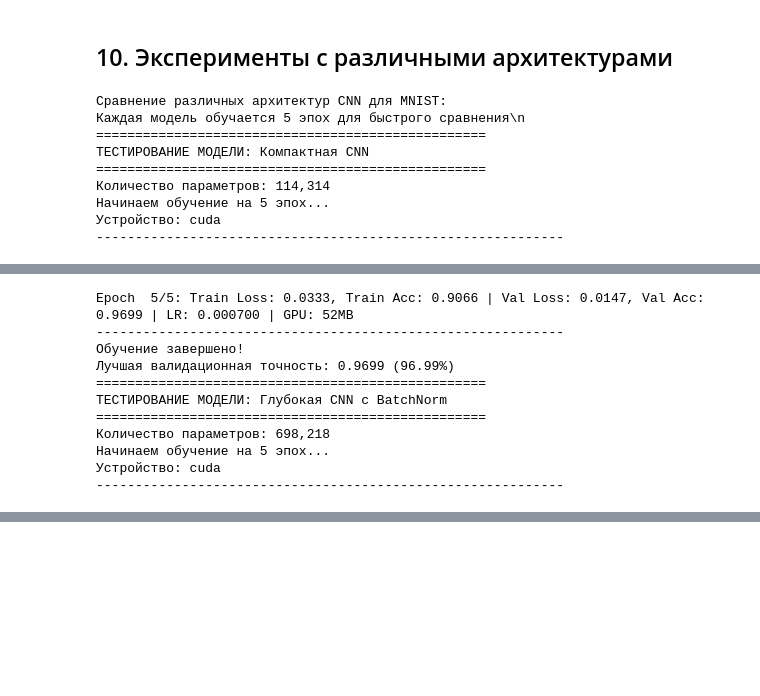
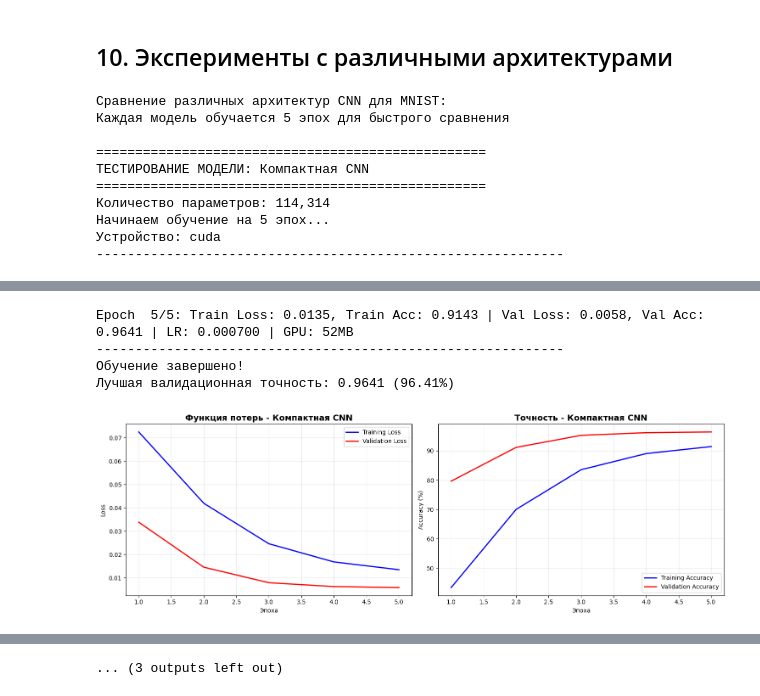
Before and after one commit to MrMaxbmb/VK_DeepLearning, a Jupyter notebook: NN_HW3_2025.ipynb, the cells around one changed output, grey strips where cells are left out. Saved outputs shown, nothing was run; the diff lists cells and outputs as text; code cells hidden in the pictures; blank space fills up the shorter version.

```diff
--- a/NN_HW3_2025.ipynb
+++ b/NN_HW3_2025.ipynb
@@ -790,14 +869,14 @@ class DeepCNN(nn.Module):
         self.fc3 = nn.Linear(128, 10)
 
     def forward(self, x):
-        x = F.relu(self.bn1(self.conv1(x)))
-        x = self.pool(F.relu(self.bn2(self.conv2(x))))
+        x = F.relu(self.bn1(self.conv1(x)))  # 28
+        x = self.pool(F.relu(self.bn2(self.conv2(x))))  # 14
 
-        x = F.relu(self.bn3(self.conv3(x)))
-        x = self.pool(F.relu(self.bn4(self.conv4(x))))
+        x = F.relu(self.bn3(self.conv3(x)))  # 14
+        x = self.pool(F.relu(self.bn4(self.conv4(x))))  # 7
 
-        x = F.relu(self.bn5(self.conv5(x)))
-        x = self.adaptive_pool(x)
+        x = F.relu(self.bn5(self.conv5(x)))  # 14
+        x = self.adaptive_pool(x)  # 4
 
         x = x.view(x.size(0), -1)
         x = self.dropout(F.relu(self.fc1(x)))
@@ -807,7 +886,7 @@ class DeepCNN(nn.Module):
 
 # для быстрого тестирования модели
 def test_model(model_class, model_name, epochs=5):
-    """Быстрое тестирование модели на нескольких эпохах"""
+    """Быстрое тестирование модели на нескольких эпохах с построением графиков"""
     print(f"{'='*50}")
     print(f"ТЕСТИРОВАНИЕ МОДЕЛИ: {model_name}")
     print(f"{'='*50}")
@@ -837,11 +916,36 @@ def test_model(model_class, model_name, epochs=5):
     best_val_acc = max(test_history['val_acc'])
     print(f"Лучшая валидационная точность: {best_val_acc:.4f} ({best_val_acc*100:.2f}%)")
 
+    # Построение графиков обучения
+    fig, axes = plt.subplots(1, 2, figsize=(15, 5))
+
+    # График функции потерь
+    epochs_range = range(1, len(test_history['train_loss']) + 1)
+    axes[0].plot(epochs_range, test_history['train_loss'], 'b-', label='Training Loss', linewidth=2)
+    axes[0].plot(epochs_range, test_history['val_loss'], 'r-', label='Validation Loss', linewidth=2)
+    axes[0].set_title(f'Функция потерь - {model_name}', fontsize=14, fontweight='bold')
+    axes[0].set_xlabel('Эпоха')
+    axes[0].set_ylabel('Loss')
+    axes[0].legend()
+    axes[0].grid(True, alpha=0.3)
+
+    # График точности
+    axes[1].plot(epochs_range, [acc*100 for acc in test_history['train_acc']], 'b-', label='Training Accuracy', linewidth=2)
+    axes[1].plot(epochs_range, [acc*100 for acc in test_history['val_acc']], 'r-', label='Validation Accuracy', linewidth=2)
+    axes[1].set_title(f'Точность - {model_name}', fontsize=14, fontweight='bold')
+    axes[1].set_xlabel('Эпоха')
+    axes[1].set_ylabel('Accuracy (%)')
+    axes[1].legend()
+    axes[1].grid(True, alpha=0.3)
+
+    plt.tight_layout()
+    plt.show()
+
     return test_model, test_history, best_val_acc
 
 # Тестирование различных архитектур
 print("Сравнение различных архитектур CNN для MNIST:")
-print("Каждая модель обучается 5 эпох для быстрого сравнения\\n")
+print("Каждая модель обучается 5 эпох для быстрого сравнения\n")
 
 results = []
 
@@ -857,7 +961,7 @@ results.append(("Глубокая CNN", count_parameters(deep_model), deep_acc))
 main_acc_at_5 = history['val_acc'][4] if len(history['val_acc']) >= 5 else max(history['val_acc'])
 results.append(("Основная CNN", count_parameters(model), main_acc_at_5))
 
-print(f"\\n{'='*80}")
+print(f"\n{'='*80}")
 print("СРАВНЕНИЕ АРХИТЕКТУР (после 5 эпох):")
 print(f"{'='*80}")
 print(f"{'Модель':<25} {'Параметры':<15} {'Точность':<15} {'Сравнение с бейзлайном':<25}")
@@ -865,13 +969,27 @@ print("-" * 80)
 
 for name, params, acc in sorted(results, key=lambda x: x[2], reverse=True):
     comparison = f"+{(acc - 0.9747)*100:.2f}%" if acc > 0.9747 else f"{(acc - 0.9747)*100:.2f}%"
-    print(f"{name:<25} {params:<15,} {acc*100:<14.2f}% {comparison:<25}")
+    print(f"{name:<25} {params:<15,} {acc:<15.4f} {comparison:<25}")
 
-print("-" * 52)
-print(f"Бейзлайн: 97.47%")
+print("-" * 80)
+
+# Сохранение результатов для дальнейшего анализа
+experiment_results = {
+    'models': [
+        {'name': 'Компактная CNN', 'params': count_parameters(compact_model), 'accuracy': compact_acc, 'history': compact_history},
+        {'name': 'Глубокая CNN', 'params': count_parameters(deep_model), 'accuracy': deep_acc, 'history': deep_history},
+        {'name': 'Основная CNN', 'params': count_parameters(model), 'accuracy': main_acc_at_5, 'history': history}
+    ]
+}
+
+models_info = {
+    'compact': {'model': compact_model, 'history': compact_history, 'accuracy': compact_acc},
+    'deep': {'model': deep_model, 'history': deep_history, 'accuracy': deep_acc}
+}
 # %% [output]
 Сравнение различных архитектур CNN для MNIST:
-Каждая модель обучается 5 эпох для быстрого сравнения\n
+Каждая модель обучается 5 эпох для быстрого сравнения
+
 ==================================================
 ТЕСТИРОВАНИЕ МОДЕЛИ: Компактная CNN
 ==================================================
@@ -886,11 +1004,5 @@ Epoch  4/5: Train Loss: 0.0380, Train Acc: 0.8851 | Val Loss: 0.0176, Val Acc: 0
-Epoch  5/5: Train Loss: 0.0333, Train Acc: 0.9066 | Val Loss: 0.0147, Val Acc: 0.9699 | LR: 0.000700 | GPU: 52MB
+Epoch  5/5: Train Loss: 0.0135, Train Acc: 0.9143 | Val Loss: 0.0058, Val Acc: 0.9641 | LR: 0.000700 | GPU: 52MB
 ------------------------------------------------------------
 Обучение завершено!
-Лучшая валидационная точность: 0.9699 (96.99%)
-==================================================
-ТЕСТИРОВАНИЕ МОДЕЛИ: Глубокая CNN с BatchNorm
-==================================================
-Количество параметров: 698,218
-Начинаем обучение на 5 эпох...
-Устройство: cuda
-------------------------------------------------------------
+Лучшая валидационная точность: 0.9641 (96.41%)
+[figure, added]
@@ -915 +1020,2 @@ Epoch  5/5: Train Loss: 0.0142, Train Acc: 0.9779 | Val Loss: 0.0041, Val Acc: 0
+... (3 outputs left out)
 # %% [markdown]
```
Also changed, not shown: parts of 17 cells of this notebook.
